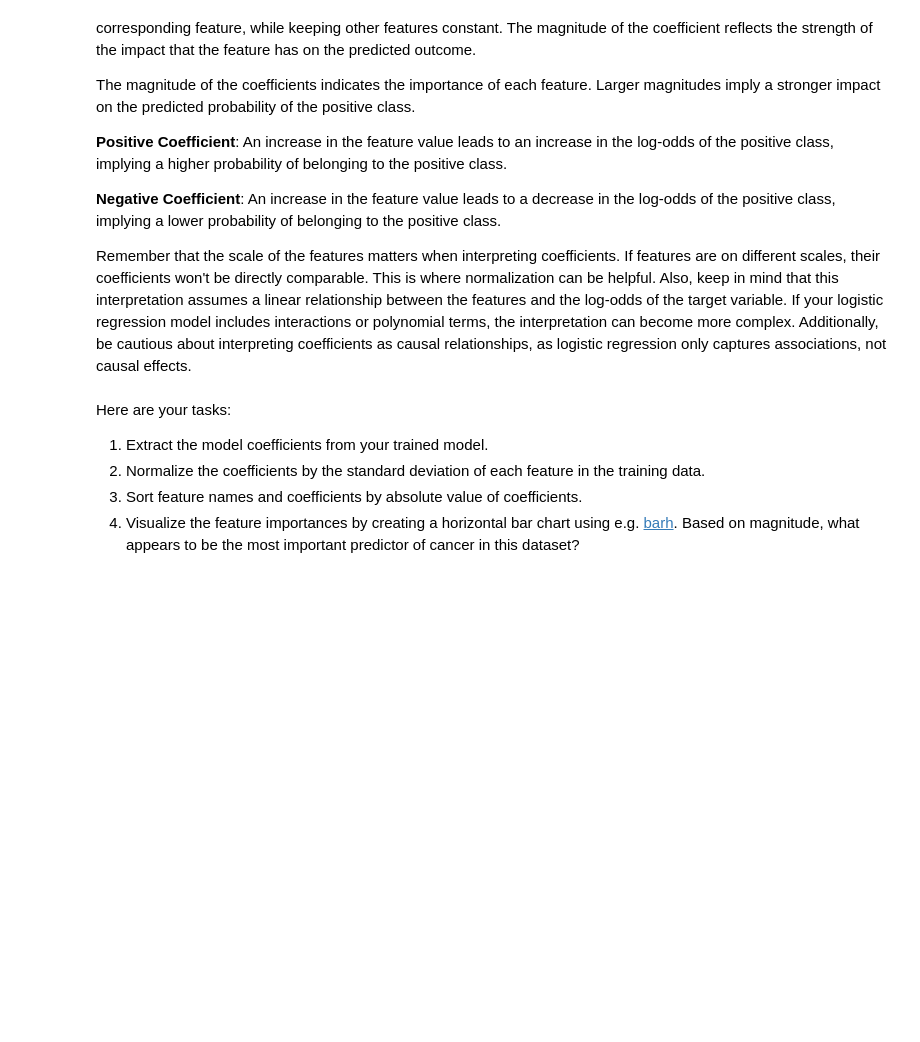
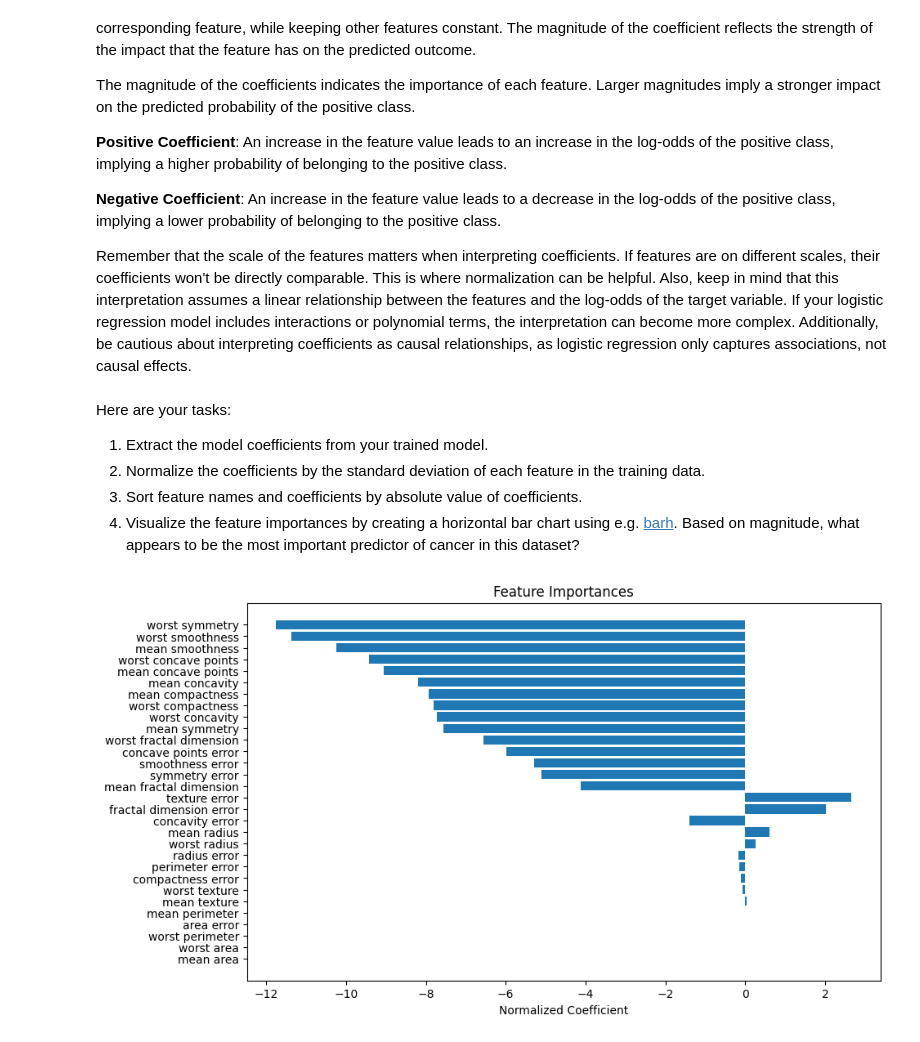
Before and after one commit to vsolanki76771215/Student_MLE_MiniProject_EDA, a Jupyter notebook: Student_MLE_MiniProject_Logistic_Regression.ipynb, the cells around one changed output. Drawn from its saved outputs; the diff is of its cells as text; code cells hidden in the pictures; blank space fills up the shorter version.

```diff
--- a/Student_MLE_MiniProject_Logistic_Regression.ipynb
+++ b/Student_MLE_MiniProject_Logistic_Regression.ipynb
@@ -135,2 +136,4 @@ With a better feel for the data, it's time to attempt to build a logistic regres
 # %%
 # Build and train logistic regression model
+model = LogisticRegression(solver='liblinear')
+model.fit(X_train, y_train)
@@ -216,7 +245,13 @@ Here are your tasks:
 4. Visualize the feature importances by creating a horizontal bar chart using e.g. [barh](https://matplotlib.org/3.1.1/api/_as_gen/matplotlib.pyplot.barh.html). Based on magnitude, what appears to be the most important predictor of cancer in this dataset?
 # %%
 # Extract coefficients
+coefficients = model.coef_[0]
 # %%
 # Normalize the coefficients by the standard deviation
+std_dev = X_train.std()
+normalized_coefficients = coefficients / std_dev
 # %%
 # Sort feature names and coefficients by absolute value of coefficients
+sorted_indices = np.argsort(np.abs(normalized_coefficients))
+sorted_feature_names = np.array(X.columns)[sorted_indices]
+sorted_coefficients = normalized_coefficients[sorted_indices]
@@ -224,0 +258,9 @@ Here are your tasks:
+# %%
+# Visualize feature importances
+plt.figure(figsize=(10, 6))
+plt.barh(sorted_feature_names, sorted_coefficients)
+plt.xlabel('Normalized Coefficient')
+plt.title('Feature Importances')
+plt.show()
+# %% [output]
+[figure, added]
```
Also changed, not shown: parts of 6 cells of this notebook.
